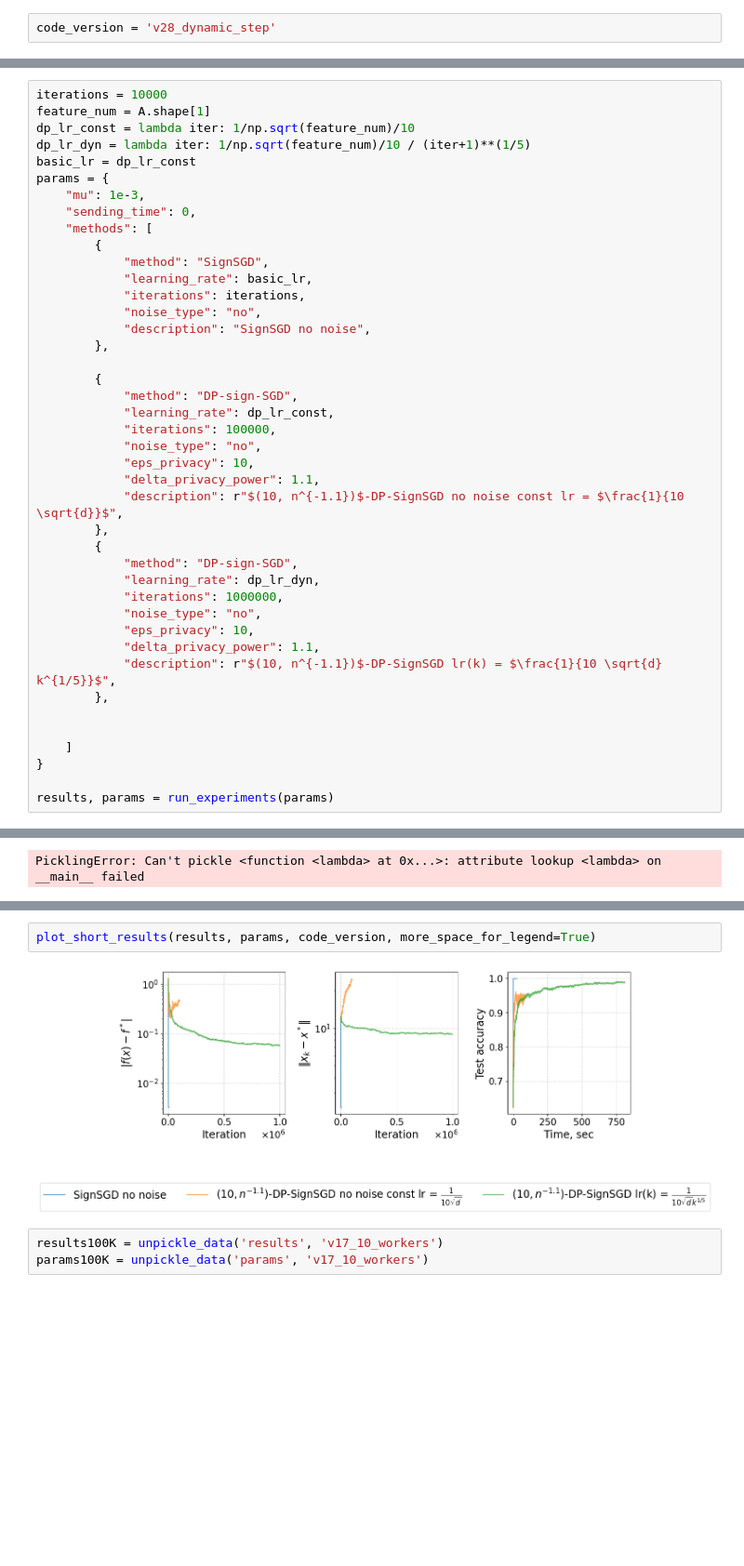
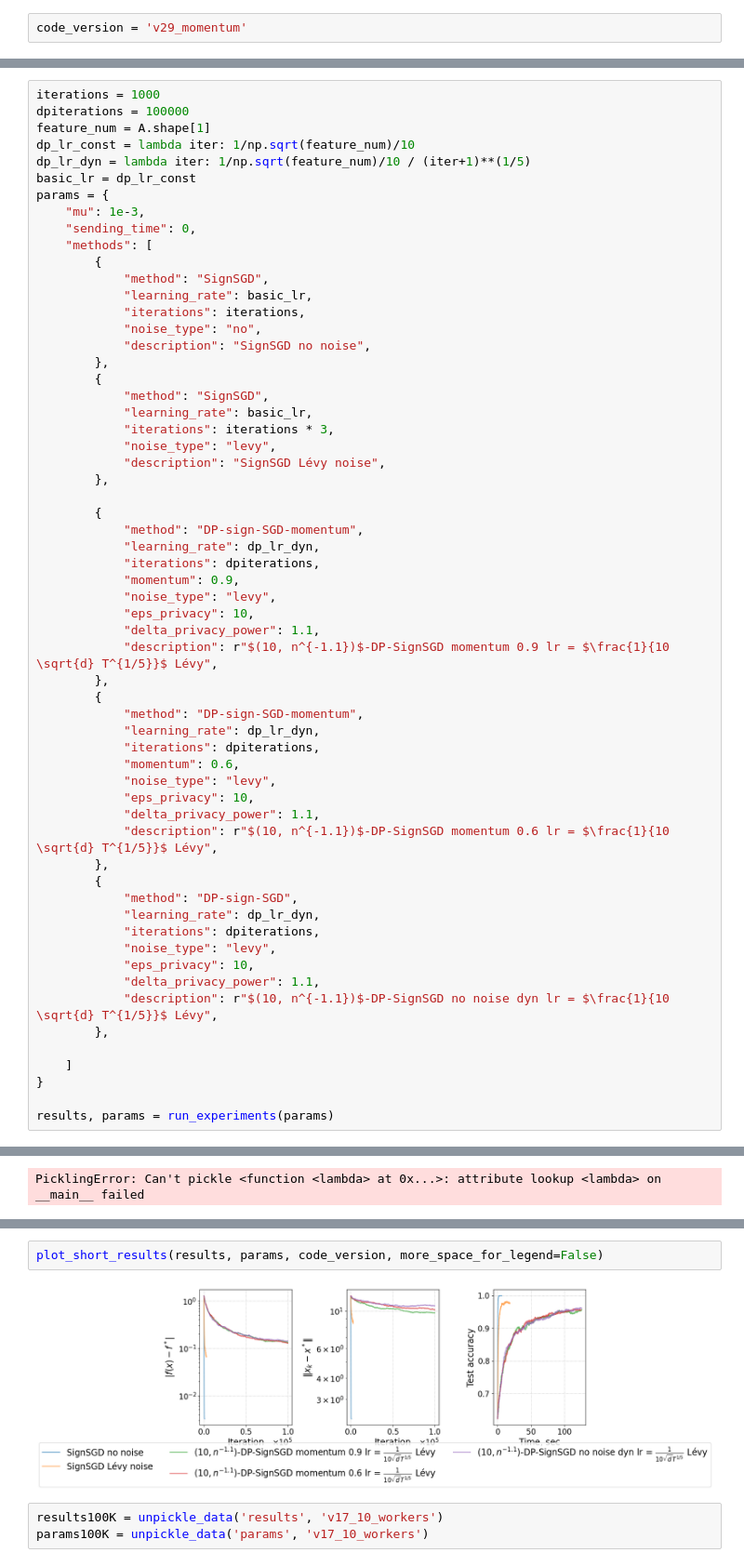
Before and after one commit to alexlegeartis/Sign-SGD-and-Differential-Privacy, a Jupyter notebook: code/renyi_dp_sign.ipynb, the cells around one changed output, grey strips where cells are left out. Shown at 93% size. Drawn from its saved outputs; the diff is of its cells as text; blank space fills up the shorter version.

Commit message:
Momentum does not help

```diff
--- a/code/renyi_dp_sign.ipynb
+++ b/code/renyi_dp_sign.ipynb
@@ -675,7 +699,7 @@ def plot_short_results(results, params, code_version, legend_place='bottom', mor
 # %% [markdown]
 ## Comparing the algorithms
 # %%
-code_version = 'v28_dynamic_step'
+code_version = 'v29_momentum'
 # %%
 workers_data[9][0].shape[0]
 # %% [output]
@@ -689,7 +713,8 @@ with temporary_globals({'n': workers_data[0][0].shape[0]}):
 Optimal sigma is 0.8620689655172413 for opt_alpha=9
 [figure]
 # %%
-iterations = 10000
+iterations = 1000
+dpiterations = 100000
 feature_num = A.shape[1]
 dp_lr_const = lambda iter: 1/np.sqrt(feature_num)/10
 dp_lr_dyn = lambda iter: 1/np.sqrt(feature_num)/10 / (iter+1)**(1/5)
@@ -705,26 +730,43 @@ params = {
             "noise_type": "no",
             "description": "SignSGD no noise",
         },
+        {
+            "method": "SignSGD",
+            "learning_rate": basic_lr,
+            "iterations": iterations * 3,
+            "noise_type": "levy",
+            "description": "SignSGD Lévy noise",
+        },
 
         {
-            "method": "DP-sign-SGD",
-            "learning_rate": dp_lr_const,
-            "iterations": 100000,
-            "noise_type": "no",
+            "method": "DP-sign-SGD-momentum",
+            "learning_rate": dp_lr_dyn,
+            "iterations": dpiterations,
+            "momentum": 0.9,
+            "noise_type": "levy",
             "eps_privacy": 10,
             "delta_privacy_power": 1.1,
-            "description": r"$(10, n^{-1.1})$-DP-SignSGD no noise const lr = $\frac{1}{10 \sqrt{d}}$",
+            "description": r"$(10, n^{-1.1})$-DP-SignSGD momentum 0.9 lr = $\frac{1}{10 \sqrt{d} T^{1/5}}$ Lévy",
+        },
+        {
+            "method": "DP-sign-SGD-momentum",
+            "learning_rate": dp_lr_dyn,
+            "iterations": dpiterations,
+            "momentum": 0.6,
+            "noise_type": "levy",
+            "eps_privacy": 10,
+            "delta_privacy_power": 1.1,
+            "description": r"$(10, n^{-1.1})$-DP-SignSGD momentum 0.6 lr = $\frac{1}{10 \sqrt{d} T^{1/5}}$ Lévy",
         },
         {
             "method": "DP-sign-SGD",
             "learning_rate": dp_lr_dyn,
-            "iterations": 1000000,
-            "noise_type": "no",
+            "iterations": dpiterations,
+            "noise_type": "levy",
             "eps_privacy": 10,
             "delta_privacy_power": 1.1,
-            "description": r"$(10, n^{-1.1})$-DP-SignSGD lr(k) = $\frac{1}{10 \sqrt{d} k^{1/5}}$",
+            "description": r"$(10, n^{-1.1})$-DP-SignSGD no noise dyn lr = $\frac{1}{10 \sqrt{d} T^{1/5}}$ Lévy",
         },
-
 
     ]
 }
@@ -742,7 +784,7 @@ plot_long_results(results, params, code_version)
 # %%
-plot_short_results(results, params, code_version, more_space_for_legend=True)
+plot_short_results(results, params, code_version, more_space_for_legend=False)
 # %% [output]
-[figure, old version]
+[figure, new version]
 # %%
 results100K = unpickle_data('results', 'v17_10_workers')
 params100K = unpickle_data('params', 'v17_10_workers')
```
Also changed, not shown: parts of 3 cells of this notebook, 7 other files.
